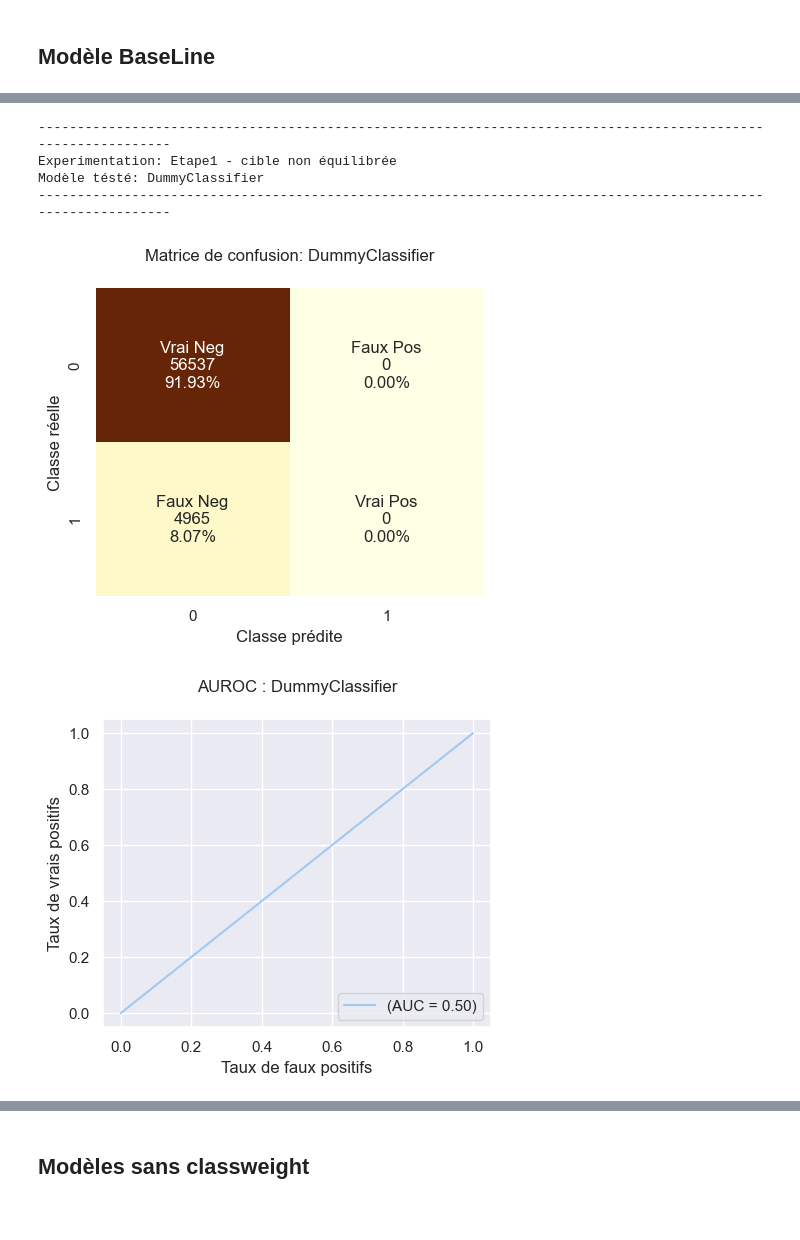
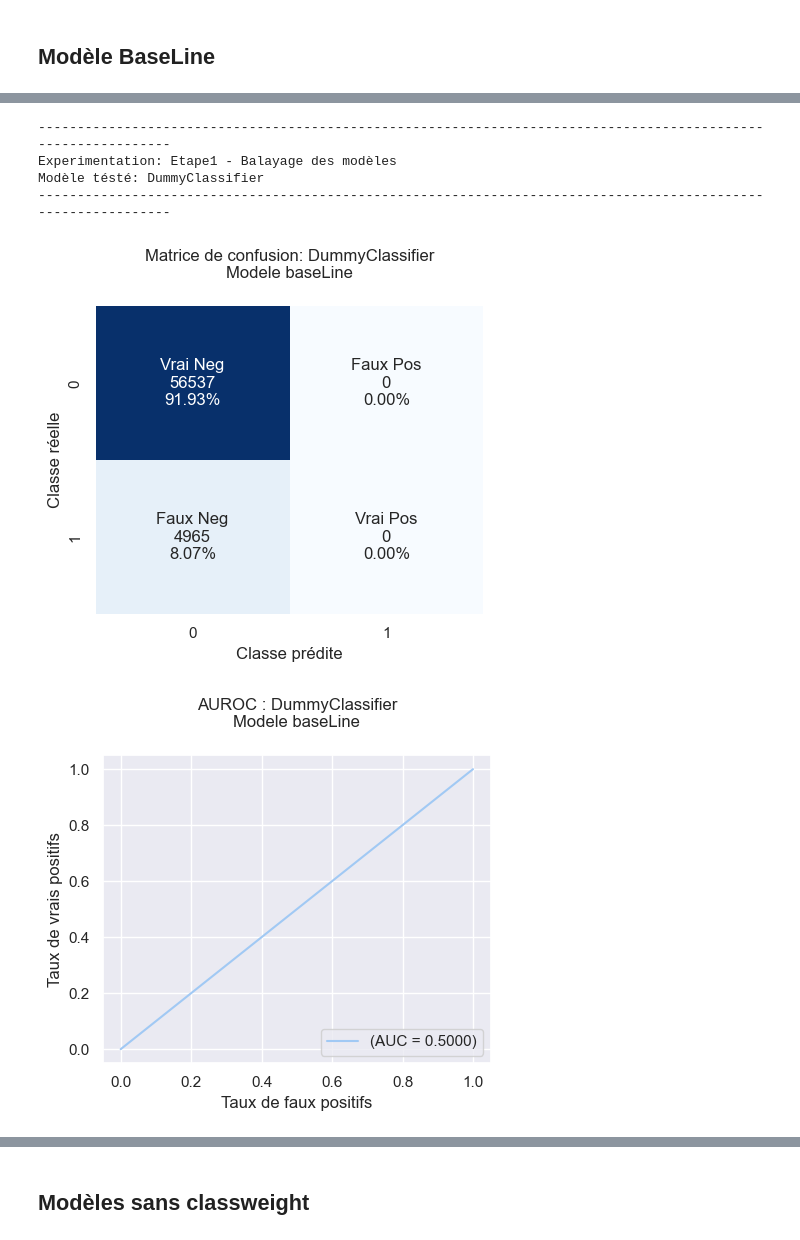
Before and after one commit to m322345/PF6, a Jupyter notebook: Modelisation.ipynb, the cells around one changed output, grey strips where cells are left out. Drawn from its saved outputs; the diff is of its cells as text; code cells hidden in the pictures.

```diff
--- a/Modelisation.ipynb
+++ b/Modelisation.ipynb
@@ -595,7 +595,7 @@ Processing  - 2058s
 # %%
 resultat=pd.DataFrame(columns=['Modèle', 'Description', 'AUC', 'Accuracy', 'Score Metier', 'Durée'])
 
-def matriceConfusion(y_test, y_pred, nom=""):
+def matriceConfusion(y_test, y_pred, nom="", descr=""):
     """
     Calcule les valeurs et pourcentages et
     Affiche une matrice de confusion avec
@@ -617,19 +617,19 @@ def matriceConfusion(y_test, y_pred, nom=""):
     sns.heatmap(matrice,
                 annot=labels,
                 fmt='',
-                cmap=plt.cm.YlOrBr,
+                cmap=plt.cm.Blues,
                 cbar=False)
-    plt.title(f'Matrice de confusion: {nom}', pad=20)
+    plt.title(f'Matrice de confusion: {nom}\n{descr}', pad=20)
     plt.ylabel('Classe réelle')
     plt.xlabel('Classe prédite')
     plt.show()
 
-def scoreAuc(y_test, y_pred_prob, nom=""):
+def scoreAuc(y_test, y_pred_prob, nom="", descr=""):
     fpr, tpr, thresholds = roc_curve(y_test, y_pred_prob)
     score_auc_roc = roc_auc_score(y_test, y_pred_prob)
     plt.figure(figsize=(5, 4))
-    plt.title(f'AUROC : {nom}', pad=20)
-    plt.plot(fpr, tpr, label=r'(AUC = %0.2f)' % (score_auc_roc))
+    plt.title(f'AUROC : {nom}\n{descr}', pad=20)
+    plt.plot(fpr, tpr, label=r'(AUC = %0.4f)' % (score_auc_roc))
     plt.xlabel('Taux de faux positifs')
     plt.ylabel('Taux de vrais positifs')
     plt.legend(loc="lower right")
@@ -662,8 +662,8 @@ def evalModel(model, X_train, y_train, experiment_name, description=""):
         y_pred = model.predict(X_test)
         y_train_prob = model.predict_proba(X_train)[:,1]
         y_pred_prob = model.predict_proba(X_test)[:,1]
-        matriceConfusion(y_test, y_pred, nom=ModelName)
-        score_Auc = scoreAuc(y_test, y_pred_prob, nom=ModelName)
+        matriceConfusion(y_test, y_pred, nom=ModelName, descr=description)
+        score_Auc = scoreAuc(y_test, y_pred_prob, nom=ModelName, descr=description)
         score_Acc = accuracy_score(y_test, y_pred)
         score_Metier = scoreMet(y_test, y_pred, nom=ModelName)
         mlflow.log_metric('scoreMetier', score_Metier)
@@ -686,7 +686,7 @@ def evalModel(model, X_train, y_train, experiment_name, description=""):
 # %% [markdown]
 ## Modèle BaseLine
 # %%
-experiment_name = "Etape1 - cible non équilibrée"
+experiment_name = "Etape1 - Balayage des modèles"
 Dummy = DummyClassifier(strategy='most_frequent')
 evalModel(Dummy, X_train, y_train, experiment_name, description='Modele baseLine')
 # %% [output]
@@ -696,9 +696,9 @@ evalModel(Dummy, X_train, y_train, experiment_name, description='Modele baseLine
 --------------------------------------------------------------------------------------------------------------
-Experimentation: Etape1 - cible non équilibrée
+Experimentation: Etape1 - Balayage des modèles
 Modèle tésté: DummyClassifier
 --------------------------------------------------------------------------------------------------------------
-[figure, old version]
+[figure, new version]
-[figure, old version]
+[figure, new version]
 --------------------------------------------------------------------------------------------------------------
               precision    recall  f1-score   support
 
```
Also changed, not shown: parts of 28 cells of this notebook, 3 other files.
